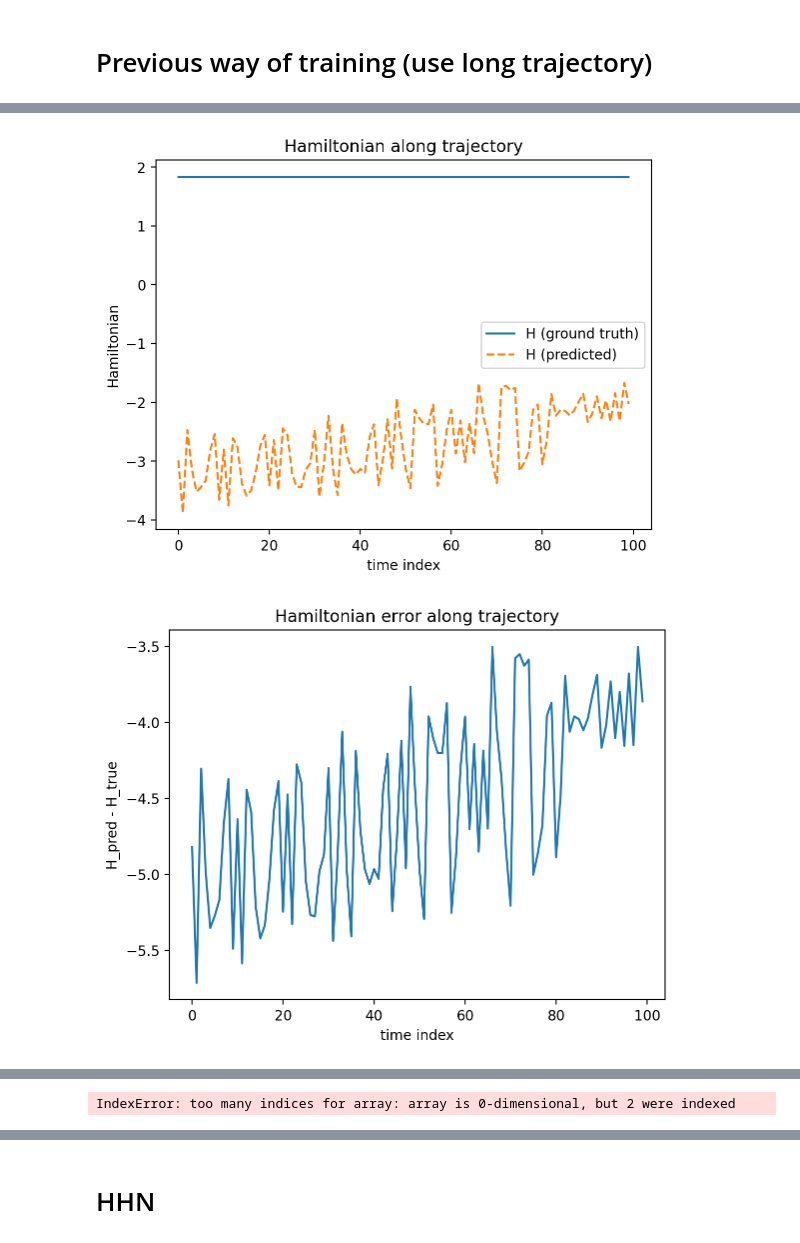
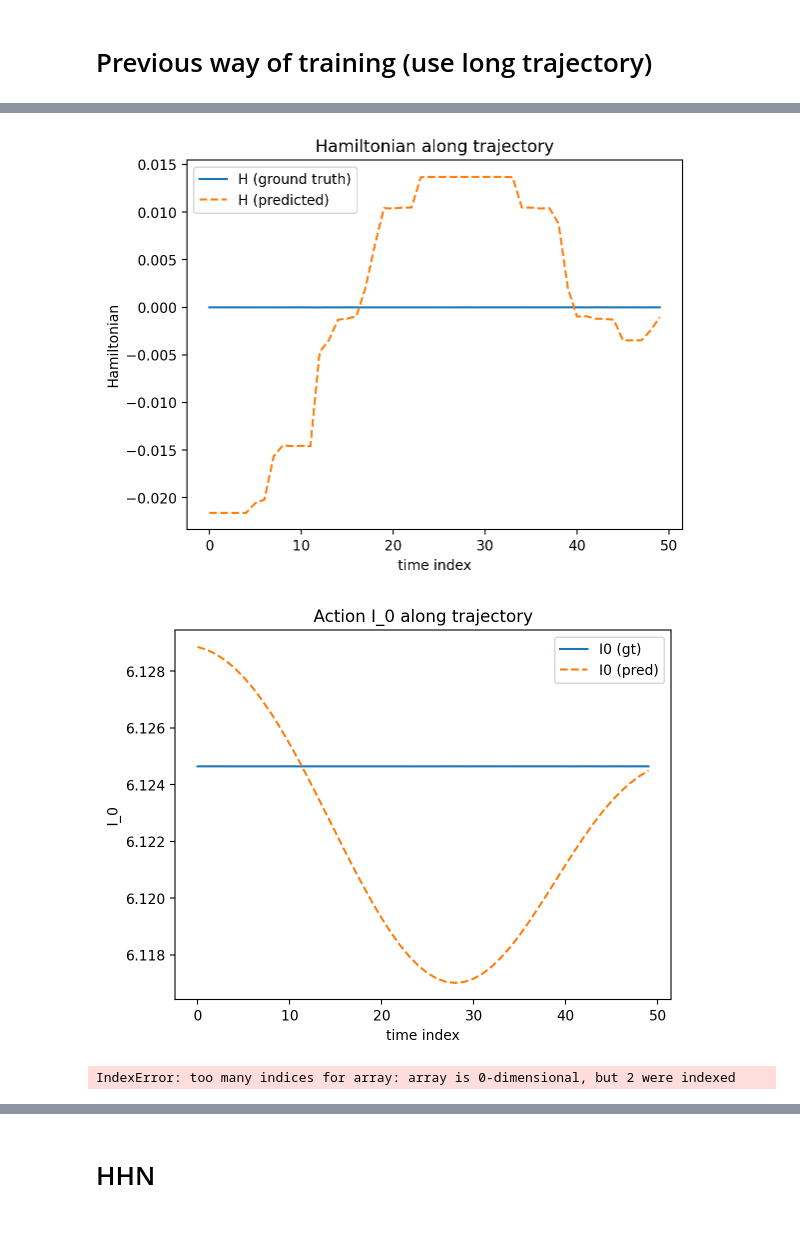
Before and after one commit to shkamiya/ActionAngleNetworks, a Jupyter notebook: notebooks/e2025_1031_hhn_vs_aan.ipynb, the cells around one changed output, grey strips where cells are left out. Cells and saved outputs as stored; diff of their text form; code cells hidden in the pictures.

```diff
--- a/notebooks/e2025_1031_hhn_vs_aan.ipynb
+++ b/notebooks/e2025_1031_hhn_vs_aan.ipynb
@@ -275,7 +275,7 @@ def flow_coupled_1d_harmonic_init_values(
     return t, q, p, aux
 # %%
 
-B = 3000
+B = 300
 Ts = tuple(np.arange(0, B).tolist())
 #Ts = tuple(np.random.randint(500, 1500, size=(B,)).tolist())
 t, q, p, aux = flow_coupled_1d_harmonic_init_values(
@@ -1254,23 +1294,32 @@ step  5000  train_loss 27214.601562  test_loss [jump=1: 0.547202, jump=2: 2.2008
 # %%
 
-T_total = 100  # 欲しいステップ数に合わせて調整
+T_total = 50  # 欲しいステップ数に合わせて調整
+
+Ts = tuple(np.arange(0, T_total).tolist())
+
+q0 = test_dataset[0][0:1, :n]  # shape (1, n)
+p0 = test_dataset[0][0:1, n:]
+
+# train_idx = 0
+# q0 = train_dataset[0][train_idx:train_idx+1, :n]  # shape (1, n)
+# p0 = train_dataset[0][train_idx:train_idx+1, n:]
+# delta_t_infer = train_dataset[3][train_idx:train_idx+1]
+# print(delta_t_infer)
+
 
 t_vec, q_true, p_true, _ = flow_coupled_1d_harmonic_init_values(
     params=set_harmonic_params(n=n, m=m, k_wall=k_wall, k_pair=k_pair),
     num_steps=tuple(np.arange(0, T_total).tolist()),
     dt=dt,
-    q0=jax.random.normal(jax.random.PRNGKey(0), (1,n)),
-    p0=jax.random.normal(jax.random.PRNGKey(0), (1,n)),
+    q0=q0,
+    p0=p0,
 )
 
-q0 = q_true[:1]  # shape (1, n)
-p0 = p_true[:1]
-delta_t_infer = jnp.asarray(dt)
 
 def step_fn(carry, _):
     q_curr, p_curr = carry
     q_next, p_next, _, _ = model.apply(
-        {'params': params}, q_curr, p_curr, delta_t_infer, train=False
+        {'params': params}, q_curr, p_curr, dt, train=False
     )
     return (q_next, p_next), (q_next, p_next)
 
@@ -1319,8 +1411,8 @@ plt.show()
 # --- Hamiltonian / action diagnostics ---
 sim_params = hyper_params
 
-q_plot = _np.asarray(q_true_np)
-p_plot = _np.asarray(p_true_np)
+q_plot = np.asarray(q_true_np)
+p_plot = np.asarray(p_true_np)
 
 H_true_vals = H_ground_truth(q_plot, p_plot, sim_params)
 I_true_vals, theta_true_vals, omega_vals, U_vals = action_angle_ground_truth(q_plot, p_plot, sim_params)
@@ -1329,20 +1421,20 @@ H_pred_vals = predict_hamiltonian(params, q_plot, p_plot)
 I_pred_vals, theta_pred_vals = predict_action_angle(params, q_plot, p_plot)
 
 plt.figure()
-plt.plot(H_true_vals, label='H (ground truth)')
-plt.plot(H_pred_vals, '--', label='H (predicted)')
+plt.plot(H_true_vals-jnp.mean(H_true_vals), label='H (ground truth)')
+plt.plot(H_pred_vals-jnp.mean(H_pred_vals), '--', label='H (predicted)')
 plt.xlabel('time index')
 plt.ylabel('Hamiltonian')
 plt.title('Hamiltonian along trajectory')
 plt.legend()
 plt.show()
 
-plt.figure()
-plt.plot(H_pred_vals - H_true_vals)
-plt.xlabel('time index')
-plt.ylabel('H_pred - H_true')
-plt.title('Hamiltonian error along trajectory')
-plt.show()
+# plt.figure()
+# plt.plot(H_pred_vals - H_true_vals)
+# plt.xlabel('time index')
+# plt.ylabel('H_pred - H_true')
+# plt.title('Hamiltonian error along trajectory')
+# plt.show()
 
 max_modes = min(4, I_true_vals.shape[1])
 for j_mode in range(max_modes):
@@ -1373,2 +1463,3 @@ for j_mode in range(max_modes):
-[figure, old version]
+[figure, new version]
-[figure, old version]
+[figure, new version]
+IndexError: too many indices for array: array is 0-dimensional, but 2 were indexed
@@ -1376 +1466,0 @@ for j_mode in range(max_modes):
-IndexError: too many indices for array: array is 0-dimensional, but 2 were indexed
```
Also changed, not shown: parts of 71 cells of this notebook, 2 other files.
